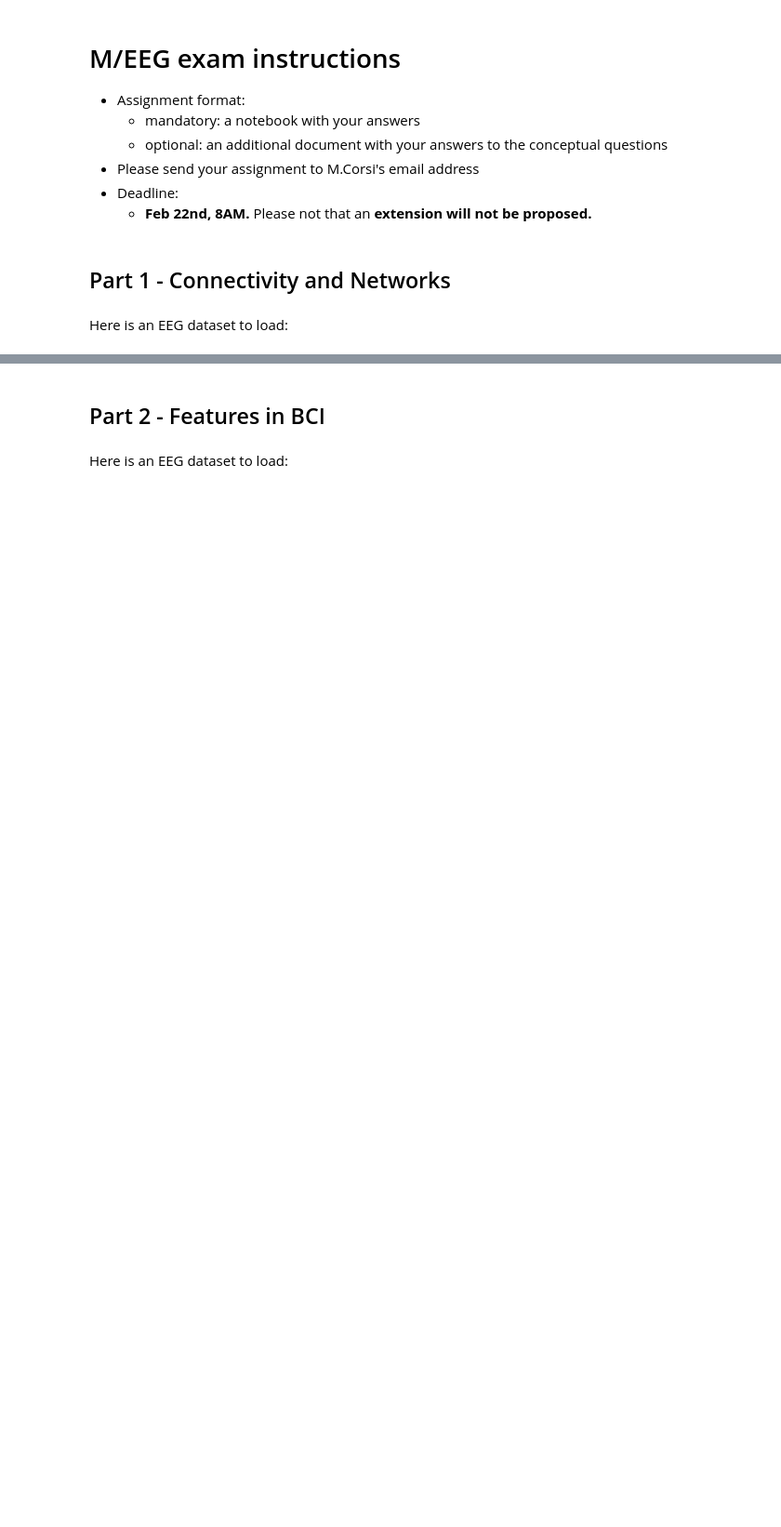
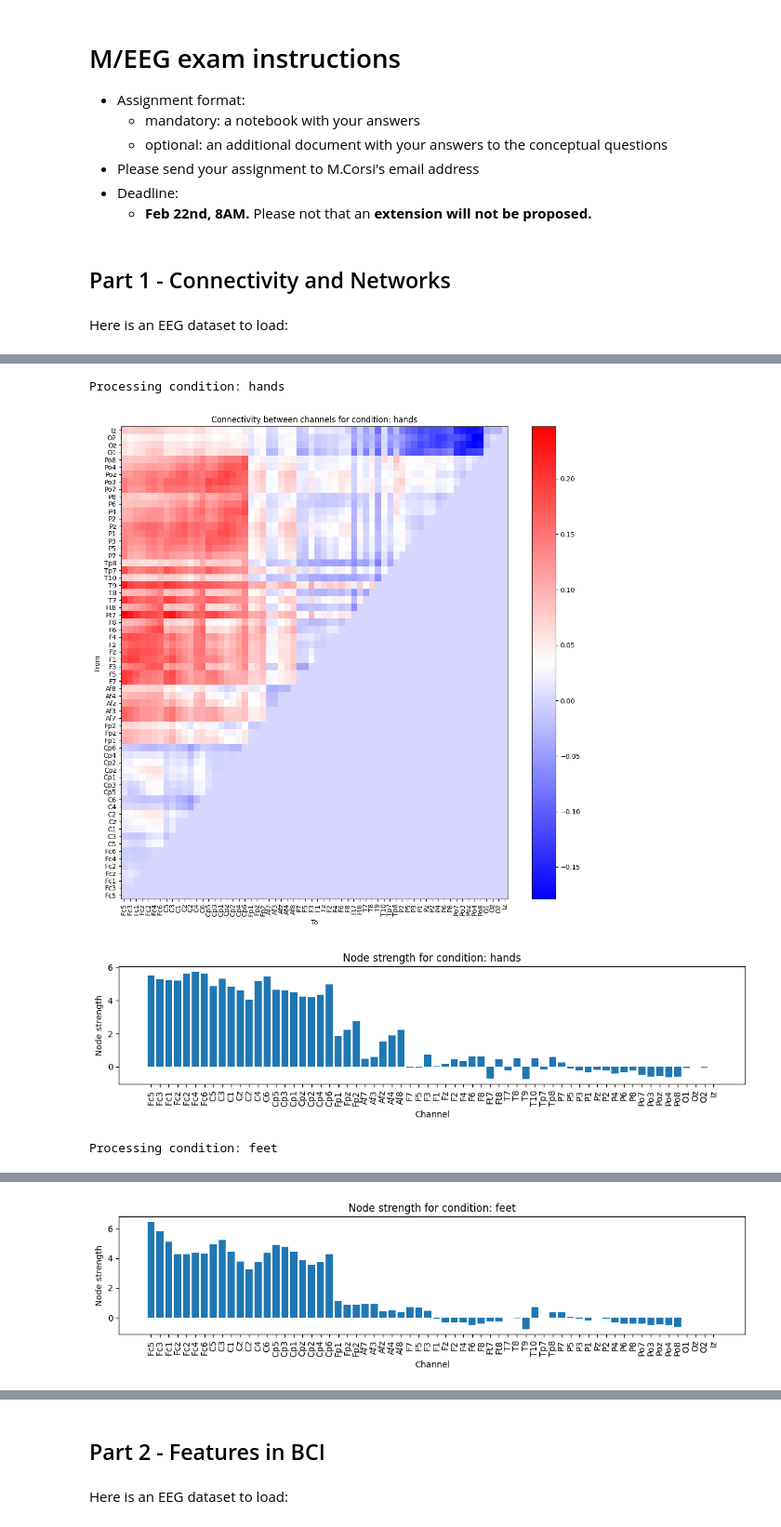
Before and after one commit to pbarbarant/Exam_MEEG_2023, a Jupyter notebook: Exam_students.ipynb, the cells around one changed output, grey strips where cells are left out. Shown: that part at 93% size. Saved outputs shown, nothing was run; the diff lists cells and outputs as text; code cells hidden in the pictures; blank space fills up the shorter version.

Commit message:
Add question 1 plots

```diff
--- a/Exam_students.ipynb
+++ b/Exam_students.ipynb
@@ -69 +69,71 @@ Loading data for 45 events and 961 original time points ...
 0 bad epochs dropped
+# %%
+from mne_connectivity import spectral_connectivity_epochs
+from mne_connectivity.viz import plot_connectivity_circle
+
+for condition in event_ids.keys():
+    print(f"Processing condition: {condition}")
+
+    # Compute connectivity based on the imaginary coherence
+    fmin, fmax = 8, 13  # keep only the mu frequency band
+    sfreq = raw.info['sfreq']  # the sampling frequency
+    con = spectral_connectivity_epochs(
+        epochs[condition],
+        method="imcoh", # compute the imaginary coherence
+        mode="multitaper",
+        sfreq=sfreq,
+        fmin=fmin,
+        fmax=fmax,
+        faverage=True,
+        verbose=False,
+    )
+
+    conmat = con.get_data(output="dense")[:, :, 0]
+
+    # Plot connectivity as a matrix
+    plt.figure(figsize=(11, 11))
+    plt.imshow(conmat, cmap="bwr", origin="lower", aspect="auto")
+    plt.colorbar()
+    plt.title(f"Connectivity between channels for condition: {condition}")
+    plt.xlabel("To")
+    plt.ylabel("From")
+    plt.xticks(np.arange(len(channel_names)), channel_names, rotation=90)
+    plt.yticks(np.arange(len(channel_names)), channel_names)
+    plt.tight_layout()
+    plt.show()
+
+    # # Threshold the connectivity matrix
+    # conmat_thresh = conmat.copy()
+
+    # # Plot connectivity as a graph
+    # plt.figure(figsize=(8, 8))
+    # conmat_thresh[np.abs(conmat) < 0.15] = 0
+    # plot_connectivity_circle(
+    #     conmat_thresh,
+    #     channel_names,
+    #     n_lines=None,
+    #     title=condition,
+    #     padding=8,
+    #     fontsize_title=12,
+    #     fontsize_names=10,
+    #     fontsize_colorbar=10,
+    #     textcolor="black",
+    #     facecolor="white",
+    #     colormap="bwr",
+    # )
+
+    # Plot node strength
+    node_strength = np.sum(conmat, axis=0)
+    plt.figure(figsize=(11, 3))
+    plt.bar(np.arange(len(channel_names)), node_strength)
+    plt.title(f"Node strength for condition: {condition}")
+    plt.xlabel("Channel")
+    plt.ylabel("Node strength")
+    plt.xticks(np.arange(len(channel_names)), channel_names, rotation=90)
+    plt.tight_layout()
+    plt.show()
+# %% [output]
+Processing condition: hands
+[figure, added]
+[figure, added]
+Processing condition: feet
@@ -70,3 +141,4 @@ Loading data for 45 events and 961 original time points ...
+[figure, added]
 # %% [markdown]
 ## Questions:
 - For each condition:
```
Also changed, not shown: parts of 5 cells of this notebook.
